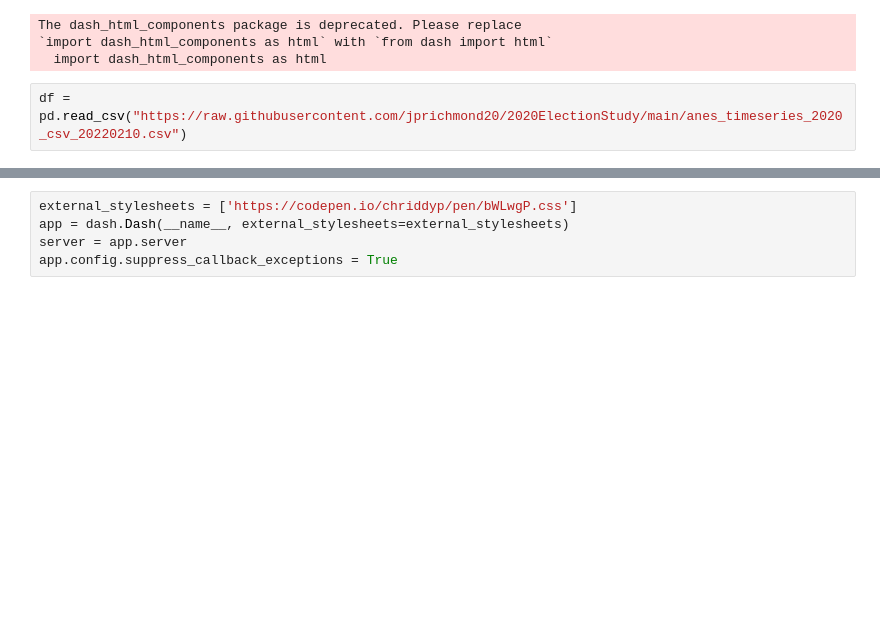
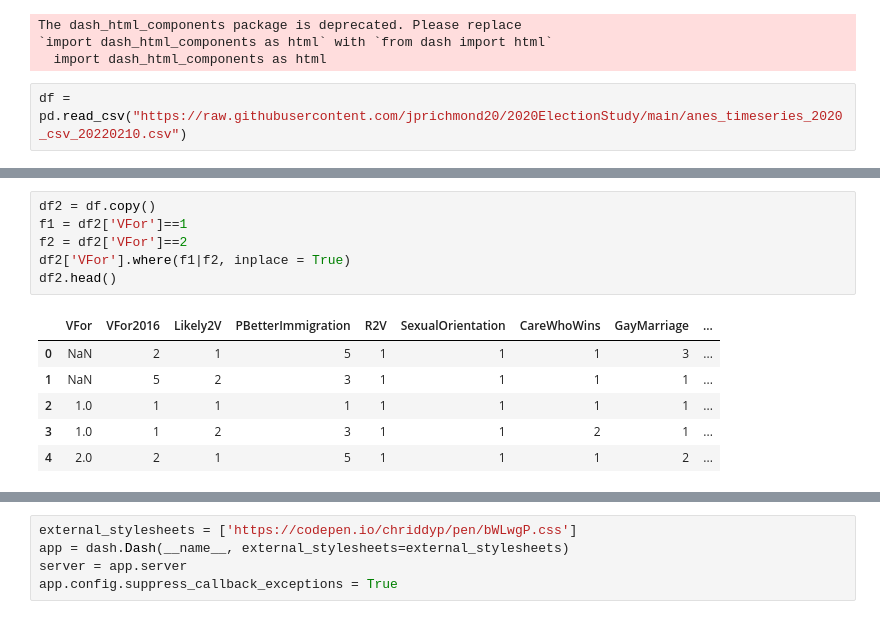
Before and after one commit to jprichmond20/2020ElectionStudy, a Jupyter notebook: Election2020Dash.ipynb, the cells around one changed output, grey strips where cells are left out. Drawn from its saved outputs; the diff is of its cells as text; blank space fills up the shorter version.

```diff
--- a/Election2020Dash.ipynb
+++ b/Election2020Dash.ipynb
@@ -98,0 +83,13 @@ ValueError: All arguments should have the same length. The length of argument `w
+# %%
+df2 = df.copy()
+f1 = df2['VFor']==1
+f2 = df2['VFor']==2
+df2['VFor'].where(f1|f2, inplace = True)
+df2.head()
+# %% [output]
+|  | VFor | VFor2016 | Likely2V | PBetterImmigration | R2V | SexualOrientation | CareWhoWins | GayMarriage | ... |
+| 0 | NaN | 2 | 1 | 5 | 1 | 1 | 1 | 3 | ... |
+| 1 | NaN | 5 | 2 | 3 | 1 | 1 | 1 | 1 | ... |
+| 2 | 1.0 | 1 | 1 | 1 | 1 | 1 | 1 | 1 | ... |
+| 3 | 1.0 | 1 | 2 | 3 | 1 | 1 | 2 | 1 | ... |
+| 4 | 2.0 | 2 | 1 | 5 | 1 | 1 | 1 | 2 | ... |
```
Also changed, not shown: parts of 17 cells of this notebook.
